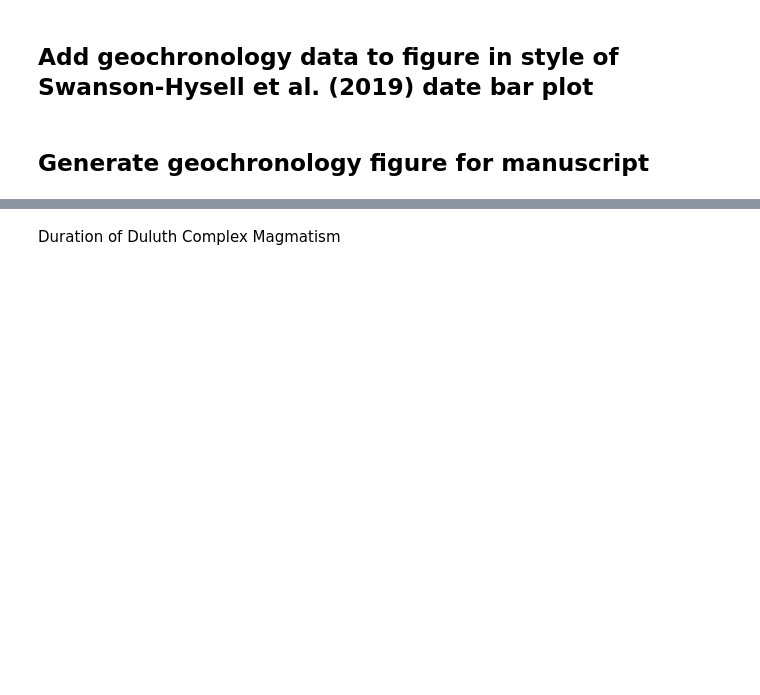
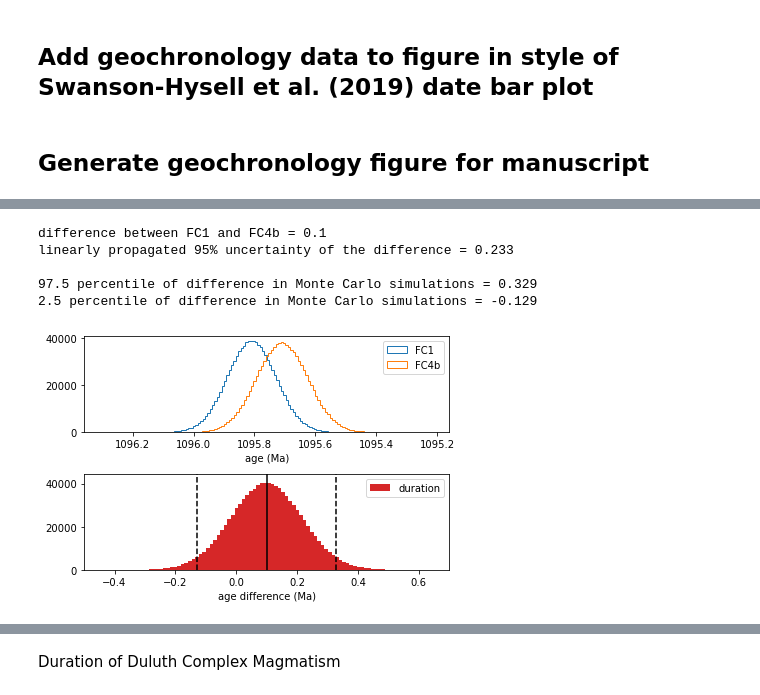
Before and after one commit to Swanson-Hysell-Group/2020_Duluth_Complex, a Jupyter notebook: code/Duluth_Complex_notebook.ipynb, the cells around one changed output, grey strips where cells are left out. Drawn from its saved outputs; the diff is of its cells as text; code cells hidden in the pictures; blank space fills up the shorter version.

```diff
--- a/code/Duluth_Complex_notebook.ipynb
+++ b/code/Duluth_Complex_notebook.ipynb
@@ -1357,0 +1432,9 @@ plt.show(fig)
+# %%
+age_diff(FC1_mean,FC1_2sigma,'FC1',FC4b_mean,FC4b_2sigma,'FC4b')
+# %% [output]
+difference between FC1 and FC4b = 0.1
+linearly propagated 95% uncertainty of the difference = 0.233
+
+97.5 percentile of difference in Monte Carlo simulations = 0.329
+2.5 percentile of difference in Monte Carlo simulations = -0.129
+[figure, added]
```
Also changed, not shown: parts of 28 cells of this notebook, 1 other file.
